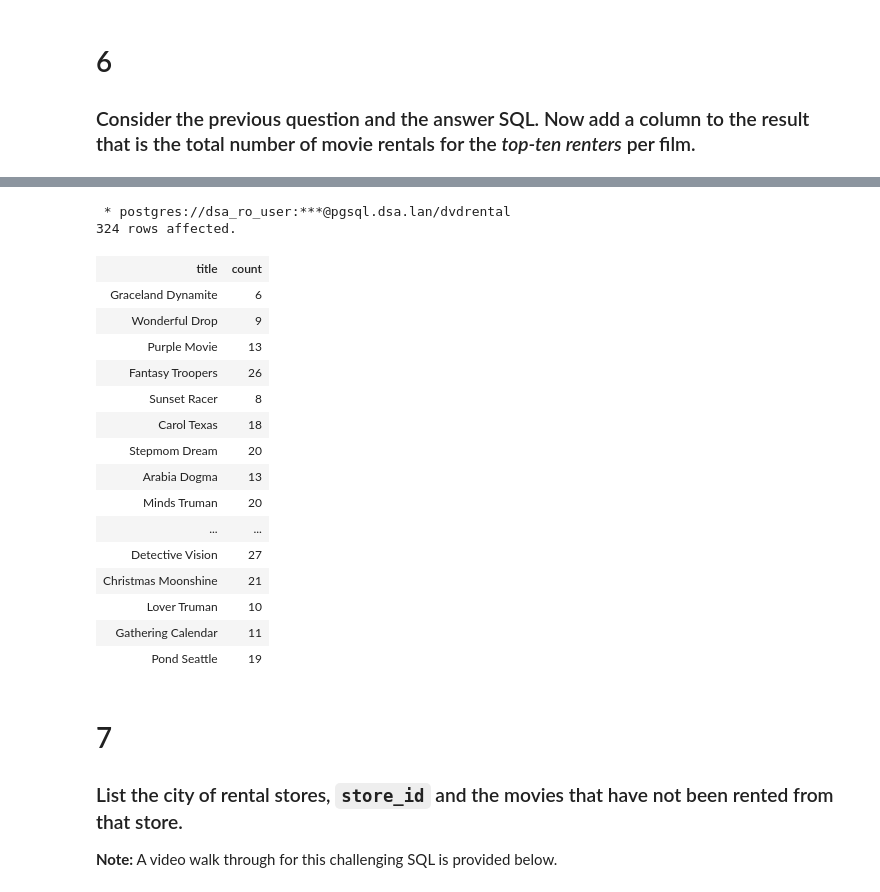
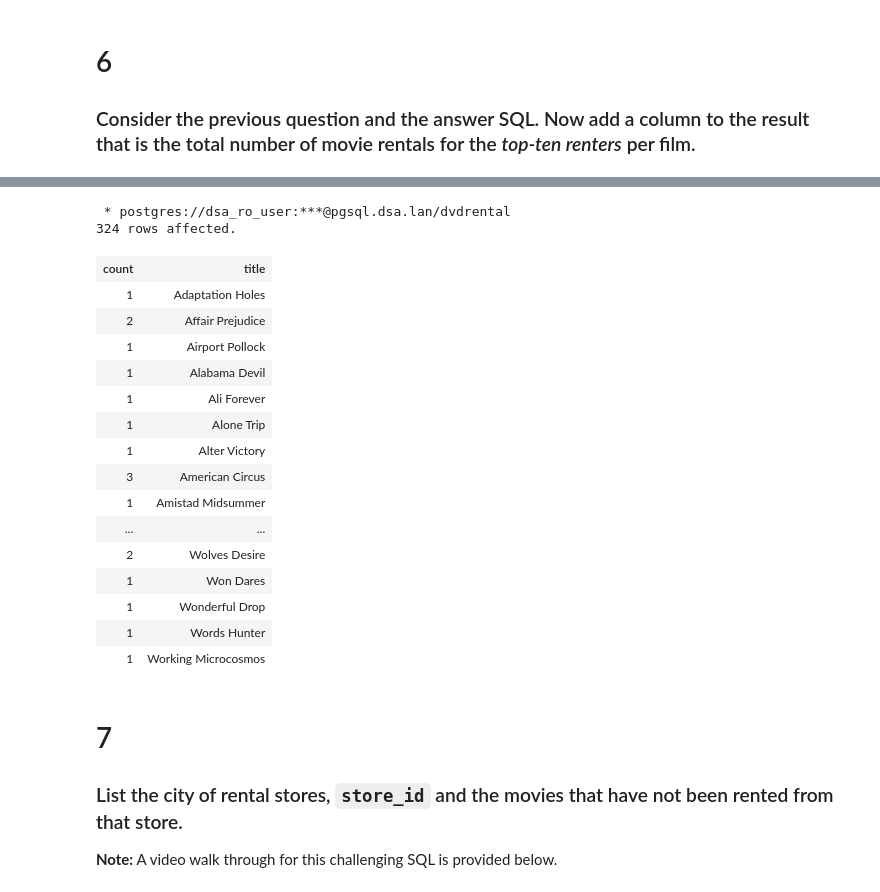
Before and after one commit to may96cc/f21dsa7030, a Jupyter notebook: module4/exercises/Nested.ipynb, the cells around one changed output, grey strips where cells are left out. Saved outputs shown, nothing was run; the diff lists cells and outputs as text; code cells hidden in the pictures.

```diff
--- a/module4/exercises/Nested.ipynb
+++ b/module4/exercises/Nested.ipynb
@@ -342,31 +376,36 @@ GROUP BY title
 # %%
 %%sql
-SELECT title, count(*) from film JOIN inventory on film.film_id = inventory.film_id
-JOIN rental ON inventory.inventory_id = rental.inventory_id WHERE film.film_id in (
-SELECT film_id from inventory WHERE inventory_id in (
-SELECT inventory_id from rental WHERE customer_id in (
-SELECT customer_id from rental GROUP BY customer_id
-                               ORDER BY count(customer_id) DESC LIMIT 10)))
-GROUP BY title
+SELECT count(*), title
+FROM rental r JOIN inventory i on i.inventory_id = r.inventory_id JOIN film f ON f.film_id = i.film_id
+WHERE r.customer_id in (
+    SELECT customer_id
+    FROM (
+            SELECT COUNT(*),r.customer_id
+            FROM rental r
+            GROUP BY r.customer_id
+            ORDER BY COUNT(*) DESC
+            LIMIT 10 ) as neat )
+GROUP BY f.title
+ORDER BY f.title
 # %% [output]
  * postgres://dsa_ro_user:***@pgsql.dsa.lan/dvdrental
 324 rows affected.
-| title | count |
-| Graceland Dynamite | 6 |
-| Wonderful Drop | 9 |
-| Purple Movie | 13 |
-| Fantasy Troopers | 26 |
-| Sunset Racer | 8 |
-| Carol Texas | 18 |
-| Stepmom Dream | 20 |
-| Arabia Dogma | 13 |
-| Minds Truman | 20 |
+| count | title |
+| 1 | Adaptation Holes |
+| 2 | Affair Prejudice |
+| 1 | Airport Pollock |
+| 1 | Alabama Devil |
+| 1 | Ali Forever |
+| 1 | Alone Trip |
+| 1 | Alter Victory |
+| 3 | American Circus |
+| 1 | Amistad Midsummer |
 | ... | ... |
-| Detective Vision | 27 |
-| Christmas Moonshine | 21 |
-| Lover Truman | 10 |
-| Gathering Calendar | 11 |
-| Pond Seattle | 19 |
+| 2 | Wolves Desire |
+| 1 | Won Dares |
+| 1 | Wonderful Drop |
+| 1 | Words Hunter |
+| 1 | Working Microcosmos |
 # %% [markdown]
 # 7
 
```
Also changed, not shown: parts of 12 cells of this notebook, 3 other files.
